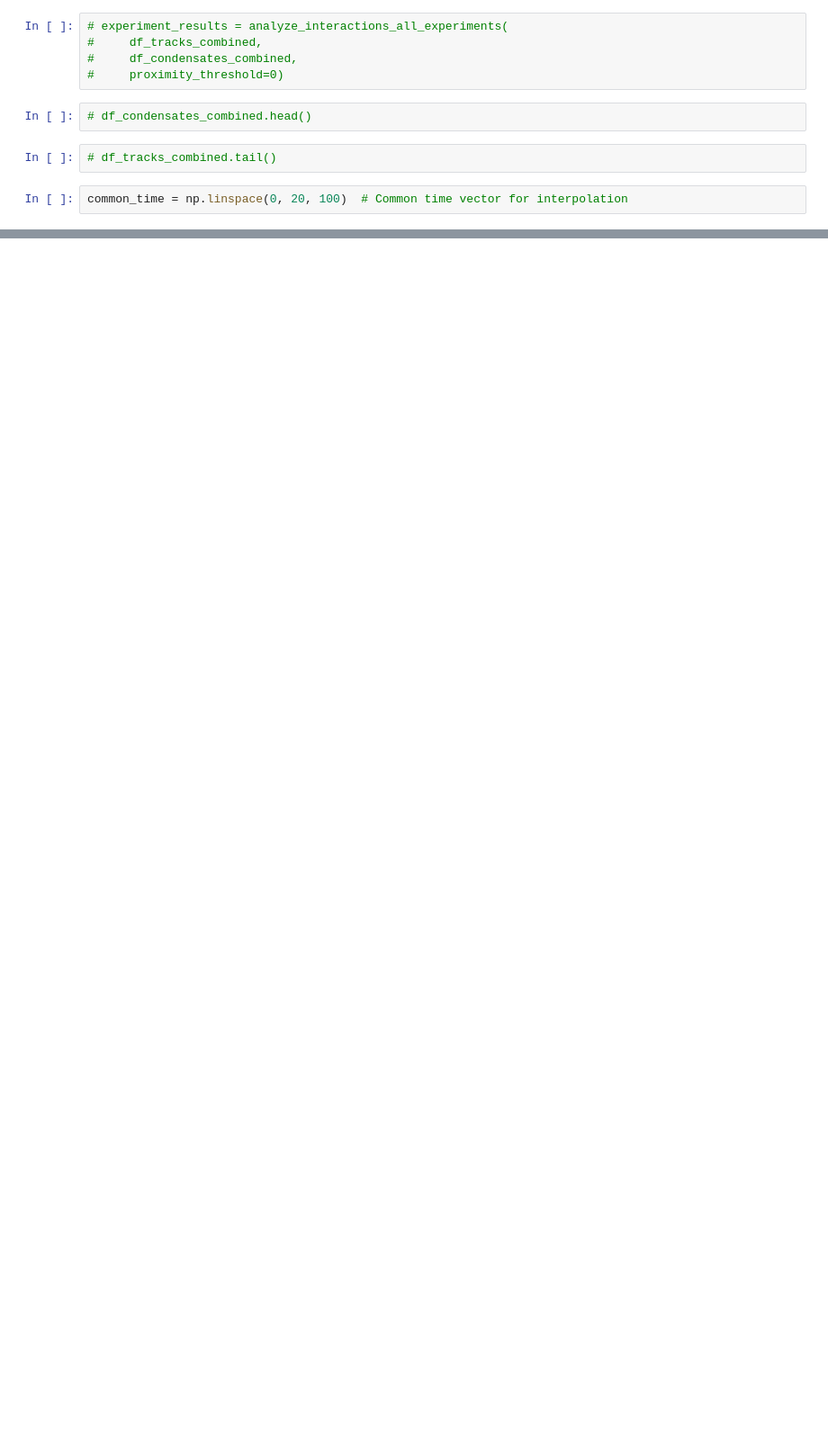
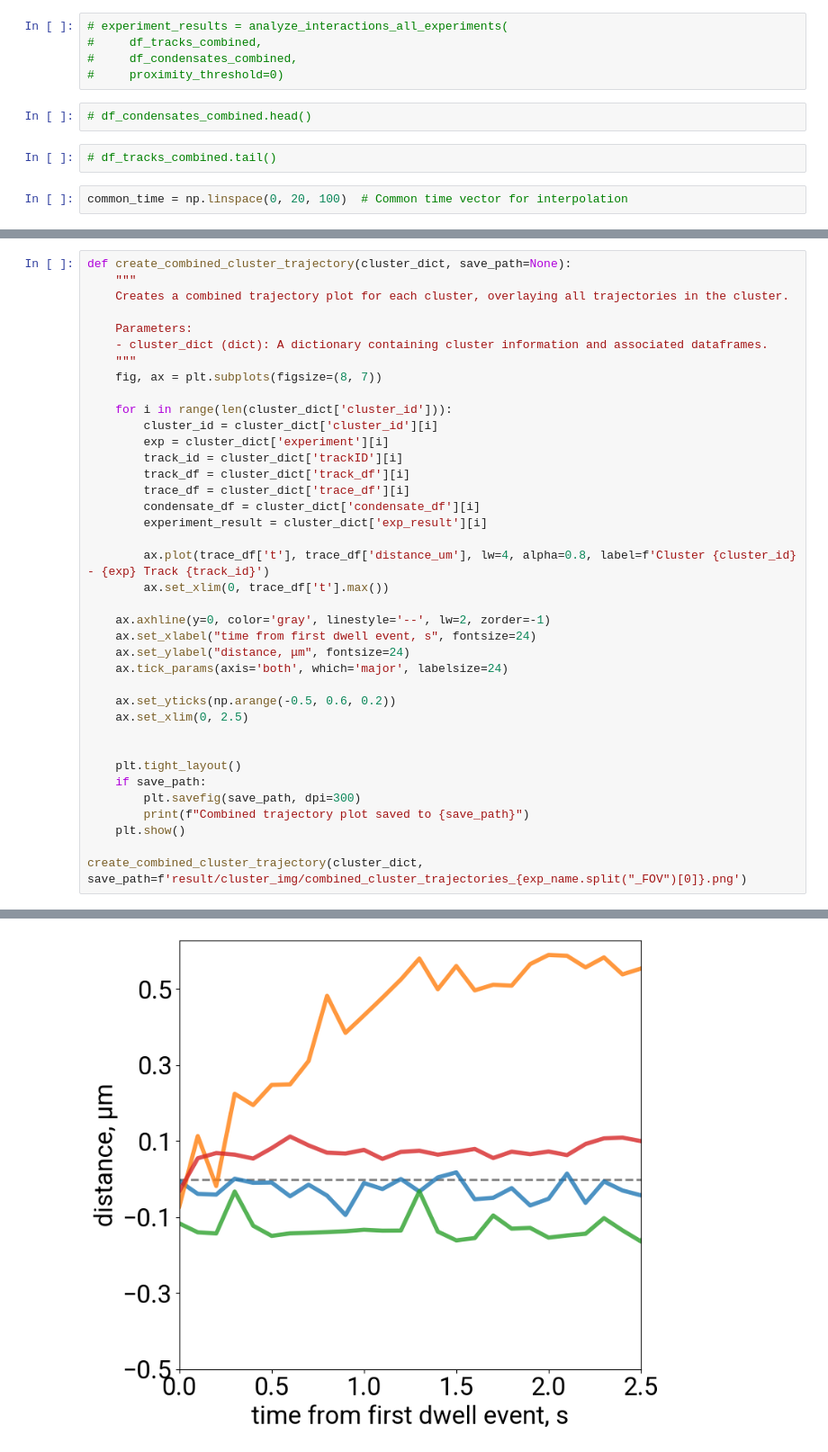
Before and after one commit to walterlab-um/RNA_SPT_in_cellular_condensates, a Jupyter notebook: Trajectories_clustering_analysis_v2.ipynb, the cells around one changed output, grey strips where cells are left out. Shown at 90% size. Cells and saved outputs as stored; diff of their text form; blank space fills up the shorter version.

```diff
--- a/Trajectories_clustering_analysis_v2.ipynb
+++ b/Trajectories_clustering_analysis_v2.ipynb
@@ -204,0 +452,39 @@ Cluster 1 representative trajectory: 20220508-FLmRNA_2x_FOV-23, Track ID: 2757
+# %%
+def create_combined_cluster_trajectory(cluster_dict, save_path=None):
+    """
+    Creates a combined trajectory plot for each cluster, overlaying all trajectories in the cluster.
+
+    Parameters:
+    - cluster_dict (dict): A dictionary containing cluster information and associated dataframes.
+    """
+    fig, ax = plt.subplots(figsize=(8, 7))
+
+    for i in range(len(cluster_dict['cluster_id'])):
+        cluster_id = cluster_dict['cluster_id'][i]
+        exp = cluster_dict['experiment'][i]
+        track_id = cluster_dict['trackID'][i]
+        track_df = cluster_dict['track_df'][i]
+        trace_df = cluster_dict['trace_df'][i]
+        condensate_df = cluster_dict['condensate_df'][i]
+        experiment_result = cluster_dict['exp_result'][i]
+
+        ax.plot(trace_df['t'], trace_df['distance_um'], lw=4, alpha=0.8, label=f'Cluster {cluster_id} - {exp} Track {track_id}')
+        ax.set_xlim(0, trace_df['t'].max())
+
+    ax.axhline(y=0, color='gray', linestyle='--', lw=2, zorder=-1)
+    ax.set_xlabel("time from first dwell event, s", fontsize=24)
+    ax.set_ylabel("distance, μm", fontsize=24)
+    ax.tick_params(axis='both', which='major', labelsize=24)
+
+    ax.set_yticks(np.arange(-0.5, 0.6, 0.2))
+    ax.set_xlim(0, 2.5)
+
+
+    plt.tight_layout()
+    if save_path:
+        plt.savefig(save_path, dpi=300)
+        print(f"Combined trajectory plot saved to {save_path}")
+    plt.show()
+
+create_combined_cluster_trajectory(cluster_dict, save_path=f'result/cluster_img/combined_cluster_trajectories_{exp_name.split("_FOV")[0]}.png')
+# %% [output]
@@ -204,0 +492 @@ Cluster 1 representative trajectory: 20220508-FLmRNA_2x_FOV-23, Track ID: 2757
+[figure, added]
```
Also changed, not shown: parts of 9 cells of this notebook, 7 other files.
